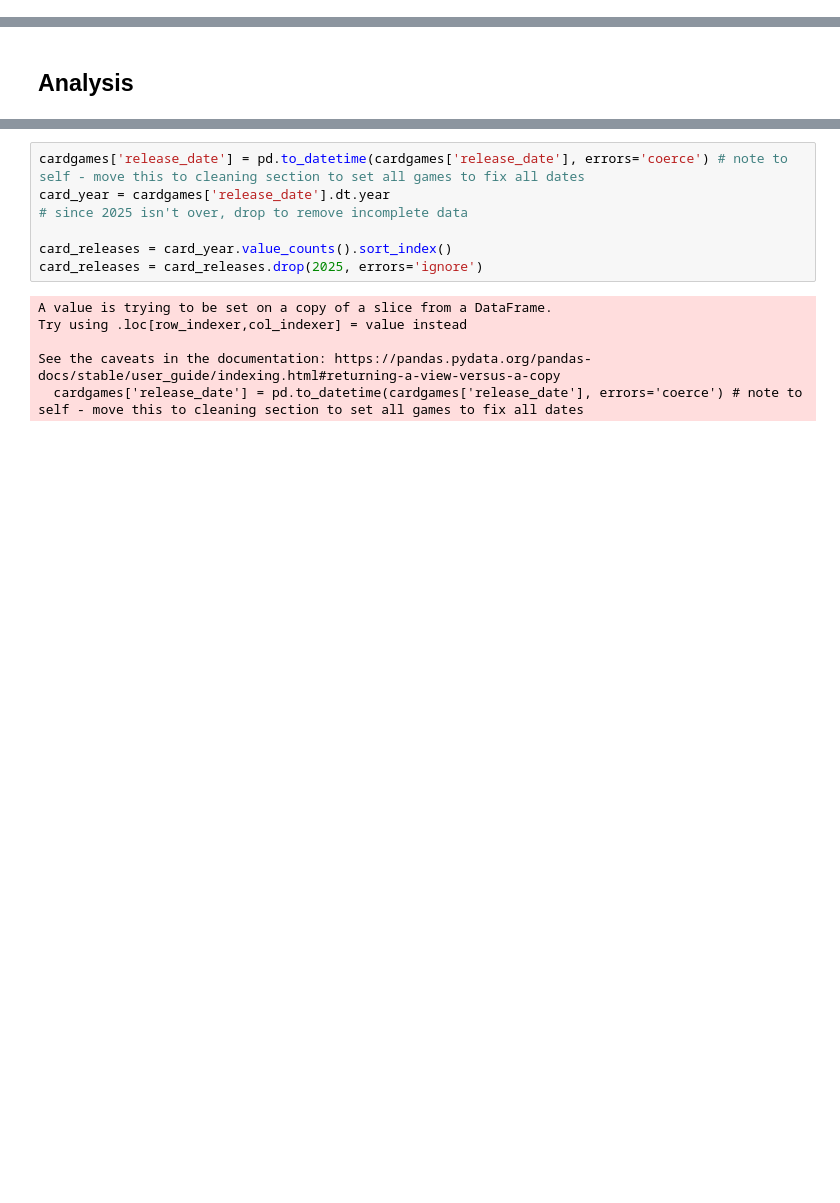
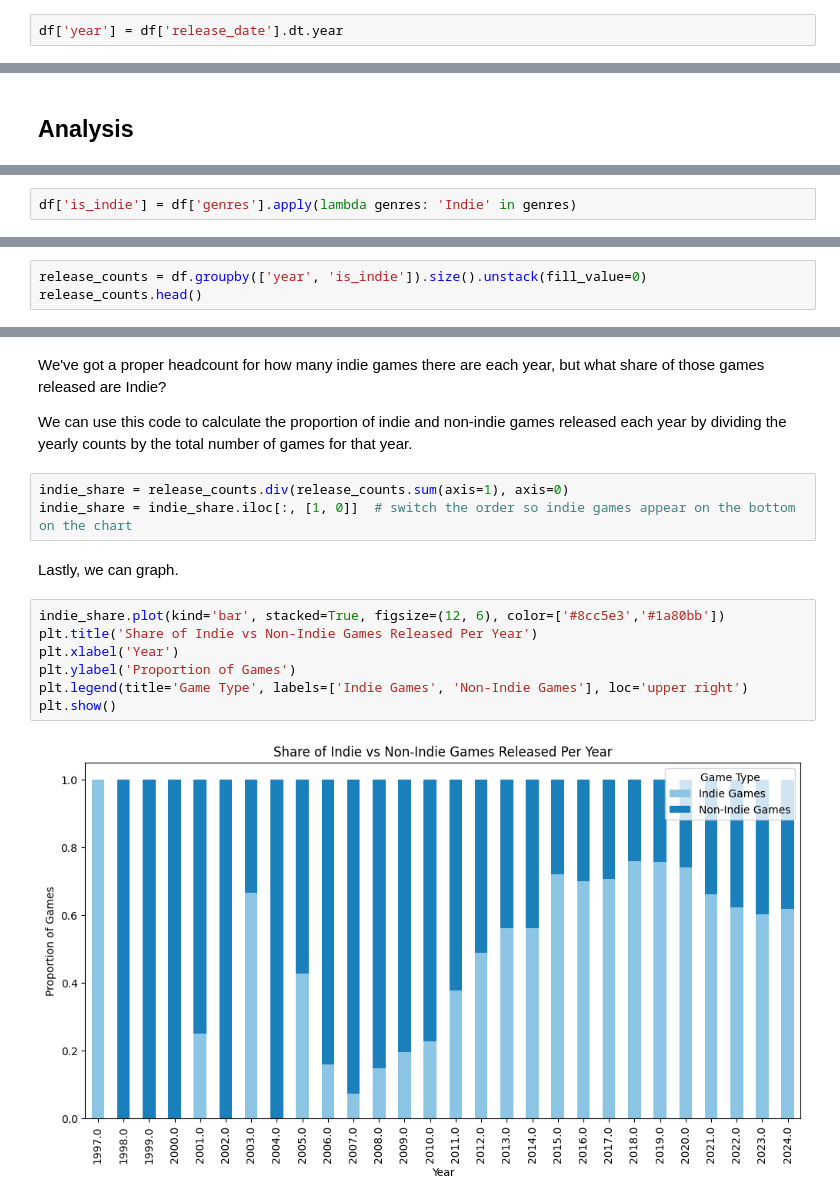
Before and after one commit to 1metropolis/steam-analysis, a Jupyter notebook: dataviz.ipynb, the cells around one changed output, grey strips where cells are left out. Cells and saved outputs as stored; diff of their text form; blank space fills up the shorter version.

```diff
--- a/dataviz.ipynb
+++ b/dataviz.ipynb
@@ -95,3 +68,5 @@ plt.show()
+# %%
+df['year'] = df['release_date'].dt.year
 # %% [markdown]
 ## Modification
 # %% [markdown]
@@ -121,0 +176,2 @@ lorem ipsum dolor sit amet
+# %%
+df['is_indie'] = df['genres'].apply(lambda genres: 'Indie' in genres)
@@ -121,0 +180,3 @@ lorem ipsum dolor sit amet
+# %%
+release_counts = df.groupby(['year', 'is_indie']).size().unstack(fill_value=0)
+release_counts.head()
@@ -122,13 +191,18 @@ lorem ipsum dolor sit amet
+# %% [markdown]
+We've got a proper headcount for how many indie games there are each year, but what share of those games released are Indie?
+
+We can use this code to calculate the proportion of indie and non-indie games released each year by dividing the yearly counts by the total number of games for that year.
+# %%
+indie_share = release_counts.div(release_counts.sum(axis=1), axis=0)
+indie_share = indie_share.iloc[:, [1, 0]]  # switch the order so indie games appear on the bottom on the chart
+# %% [markdown]
+Lastly, we can graph.
 # %%
-cardgames['release_date'] = pd.to_datetime(cardgames['release_date'], errors='coerce') # note to self - move this to cleaning section to set all games to fix all dates
-card_year = cardgames['release_date'].dt.year
-# since 2025 isn't over, drop to remove incomplete data
-
-card_releases = card_year.value_counts().sort_index()
-card_releases = card_releases.drop(2025, errors='ignore')
+indie_share.plot(kind='bar', stacked=True, figsize=(12, 6), color=['#8cc5e3','#1a80bb'])
+plt.title('Share of Indie vs Non-Indie Games Released Per Year')
+plt.xlabel('Year')
+plt.ylabel('Proportion of Games')
+plt.legend(title='Game Type', labels=['Indie Games', 'Non-Indie Games'], loc='upper right')
+plt.show()
 # %% [output]
-A value is trying to be set on a copy of a slice from a DataFrame.
-Try using .loc[row_indexer,col_indexer] = value instead
-
-See the caveats in the documentation: https://pandas.pydata.org/pandas-docs/stable/user_guide/indexing.html#returning-a-view-versus-a-copy
-  cardgames['release_date'] = pd.to_datetime(cardgames['release_date'], errors='coerce') # note to self - move this to cleaning section to set all games to fix all dates
+[figure, added]
```
Also changed, not shown: parts of 35 cells of this notebook.
